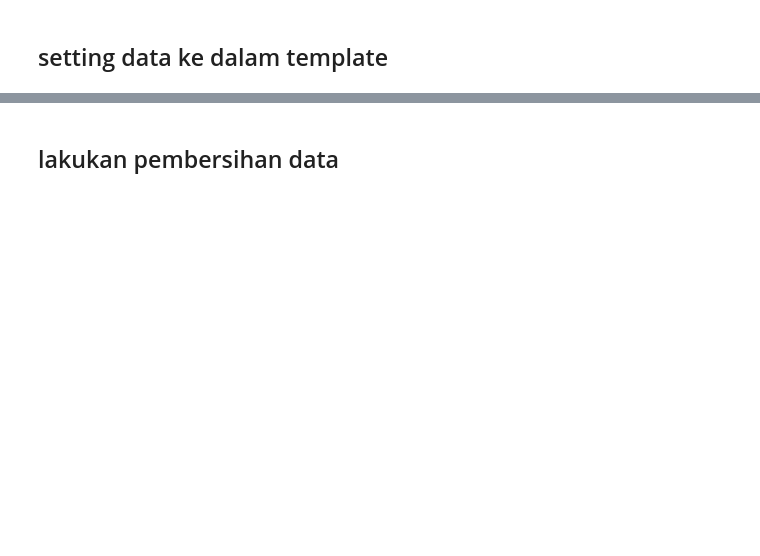
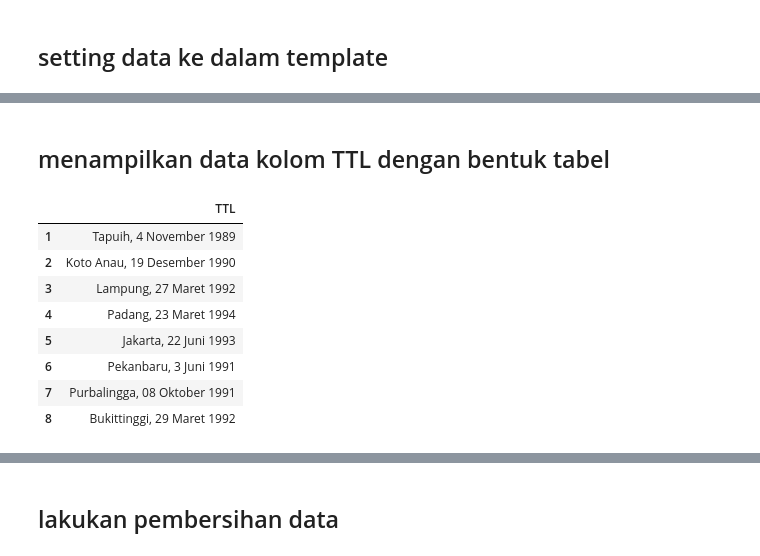
Before and after one commit to RazorPG/praktikum_data_mining, a Jupyter notebook: praktikum_1/example.ipynb, the cells around one changed output, grey strips where cells are left out. Cells and saved outputs as stored; diff of their text form; code cells hidden in the pictures; blank space fills up the shorter version.

```diff
--- a/praktikum_1/example.ipynb
+++ b/praktikum_1/example.ipynb
@@ -39,0 +54,14 @@ d
+# %% [markdown]
+## menampilkan data kolom TTL dengan bentuk tabel
+# %%
+d[['TTL']]
+# %% [output]
+|  | TTL |
+| 1 | Tapuih, 4 November 1989 |
+| 2 | Koto Anau, 19 Desember 1990 |
+| 3 | Lampung, 27 Maret 1992 |
+| 4 | Padang, 23 Maret 1994 |
+| 5 | Jakarta, 22 Juni 1993 |
+| 6 | Pekanbaru, 3 Juni 1991 |
+| 7 | Purbalingga, 08 Oktober 1991 |
+| 8 | Bukittinggi, 29 Maret 1992 |
```
Also changed, not shown: parts of 6 cells of this notebook, 5 other files.
